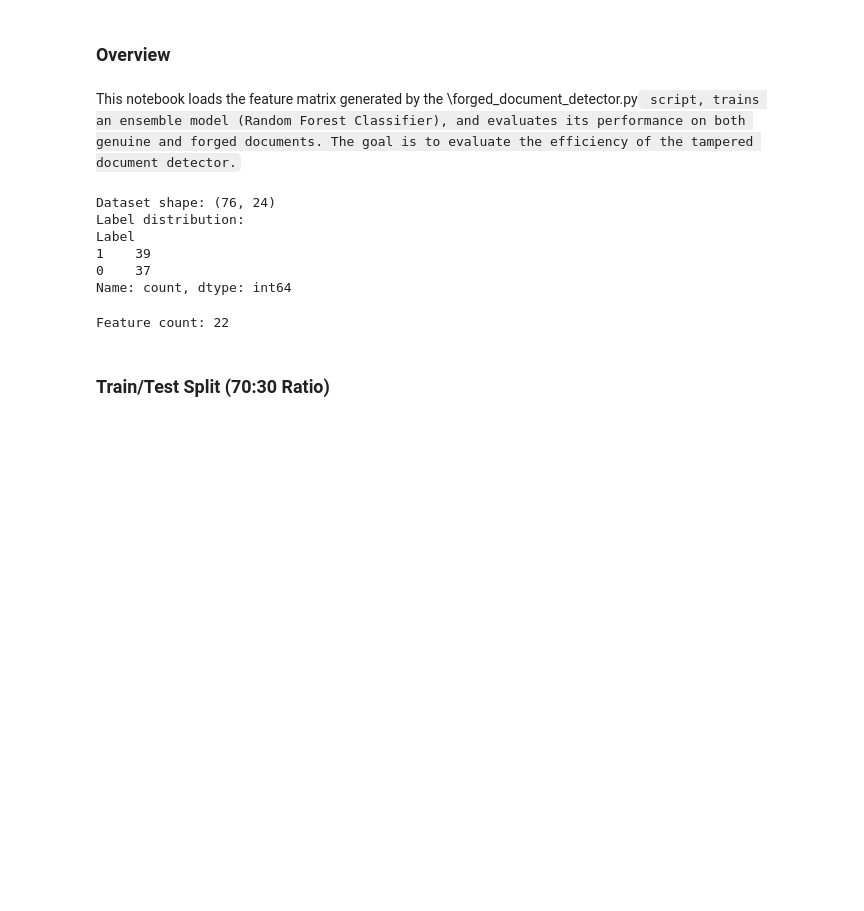
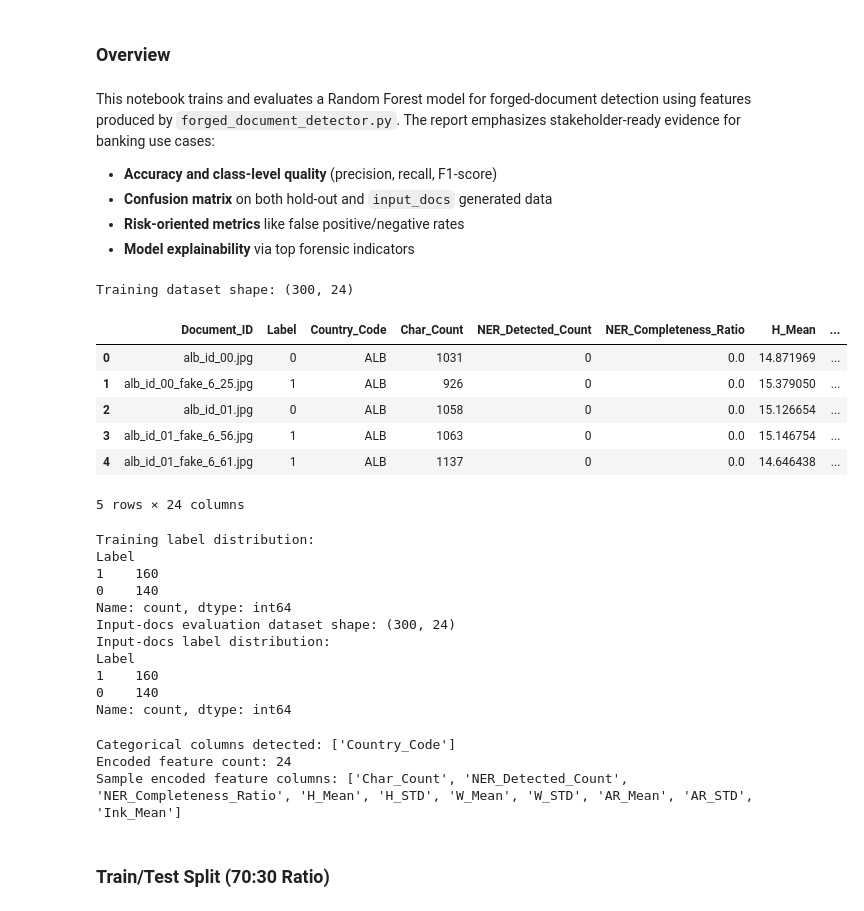
Before and after one commit to hylim12/ai-document-authentication-system, a Jupyter notebook: ml_model_training.ipynb, the cells around one changed output. Cells and saved outputs as stored; diff of their text form; code cells hidden in the pictures; blank space fills up the shorter version.

```diff
--- a/ml_model_training.ipynb
+++ b/ml_model_training.ipynb
@@ -3,5 +3,10 @@
 # %% [markdown]
 ### Overview
 # %% [markdown]
-This notebook loads the feature matrix generated by the \forged_document_detector.py` script, trains an ensemble model (Random Forest Classifier), and evaluates its performance on both genuine and forged documents. The goal is to evaluate the efficiency of the tampered document detector.`
+This notebook trains and evaluates a Random Forest model for forged-document detection using features produced by `forged_document_detector.py`.
+The report emphasizes stakeholder-ready evidence for banking use cases:
+- **Accuracy and class-level quality** (precision, recall, F1-score)
+- **Confusion matrix** on both hold-out and `input_docs` generated data
+- **Risk-oriented metrics** like false positive/negative rates
+- **Model explainability** via top forensic indicators
 # %%
@@ -29,34 +35,66 @@ import seaborn as sns
 import warnings
 warnings.filterwarnings("ignore")
 # %%
-# Load the Training Dataset
-df_train_raw = pd.read_csv("ml_training_data.csv")
+# Load datasets generated from `input_docs`
+TRAIN_DATASET_PATH = "ml_training_data.csv"
+INPUT_DOCS_DATASET_PATH = "ml_test_data.csv"
 
-print("Dataset shape:", df_train_raw.shape)
-df_train_raw.head()
+if not Path(TRAIN_DATASET_PATH).exists():
+    raise FileNotFoundError(f"Missing required dataset: {TRAIN_DATASET_PATH}")
 
-print("Label distribution:")
+df_train_raw = pd.read_csv(TRAIN_DATASET_PATH)
+print("Training dataset shape:", df_train_raw.shape)
+display(df_train_raw.head())
+
+print("Training label distribution:")
 print(df_train_raw["Label"].value_counts())
-
 assert df_train_raw["Label"].nunique() == 2, (
-    "ERROR: Dataset contains only one class. "
-    "Forgery detection cannot be trained."
+    "Dataset contains only one class; forgery detection requires genuine + forged examples."
 )
+if Path(INPUT_DOCS_DATASET_PATH).exists():
+    df_input_docs = pd.read_csv(INPUT_DOCS_DATASET_PATH)
+    print("Input-docs evaluation dataset shape:", df_input_docs.shape)
+    print("Input-docs label distribution:")
+    print(df_input_docs["Label"].value_counts())
+else:
+    df_input_docs = None
+    print("No ml_test_data.csv found. Input-docs evaluation will be skipped.")
 # %% [output]
-Dataset shape: (76, 24)
-Label distribution:
-Label
-1    39
-0    37
-Name: count, dtype: int64
+Training dataset shape: (300, 24)
+|  | Document_ID | Label | Country_Code | Char_Count | NER_Detected_Count | NER_Completeness_Ratio | H_Mean | ... |
+| 0 | alb_id_00.jpg | 0 | ALB | 1031 | 0 | 0.0 | 14.871969 | ... |
+| 1 | alb_id_00_fake_6_25.jpg | 1 | ALB | 926 | 0 | 0.0 | 15.379050 | ... |
+| 2 | alb_id_01.jpg | 0 | ALB | 1058 | 0 | 0.0 | 15.126654 | ... |
+| 3 | alb_id_01_fake_6_56.jpg | 1 | ALB | 1063 | 0 | 0.0 | 15.146754 | ... |
+| 4 | alb_id_01_fake_6_61.jpg | 1 | ALB | 1137 | 0 | 0.0 | 14.646438 | ... |
+5 rows × 24 columns
+Training label distribution:
+Label
+1    160
+0    140
+Name: count, dtype: int64
+Input-docs evaluation dataset shape: (300, 24)
+Input-docs label distribution:
+Label
+1    160
+0    140
+Name: count, dtype: int64
 # %%
 # Feature / Target Split
-X = df_train_raw.drop(columns=["Document_ID", "Label"])
-y = df_train_raw["Label"]
+DROP_COLUMNS = ["Document_ID", "Label"]
+X_raw = df_train_raw.drop(columns=DROP_COLUMNS, errors="ignore")
+y = df_train_raw["Label"].astype(int)
 
-print("Feature count:", X.shape[1])
+# Handle non-numeric features (e.g., Country_Code='LVA')
+categorical_cols = X_raw.select_dtypes(include=["object", "category"]).columns.tolist()
+print("Categorical columns detected:", categorical_cols if categorical_cols else "None")
+X = pd.get_dummies(X_raw, columns=categorical_cols, drop_first=False)
+print("Encoded feature count:", X.shape[1])
+print("Sample encoded feature columns:", X.columns[:10].tolist())
 # %% [output]
-Feature count: 22
+Categorical columns detected: ['Country_Code']
+Encoded feature count: 24
+Sample encoded feature columns: ['Char_Count', 'NER_Detected_Count', 'NER_Completeness_Ratio', 'H_Mean', 'H_STD', 'W_Mean', 'W_STD', 'AR_Mean', 'AR_STD', 'Ink_Mean']
 # %% [markdown]
 ### Train/Test Split (70:30 Ratio)
 # %%
```
Also changed, not shown: parts of 17 cells of this notebook.
